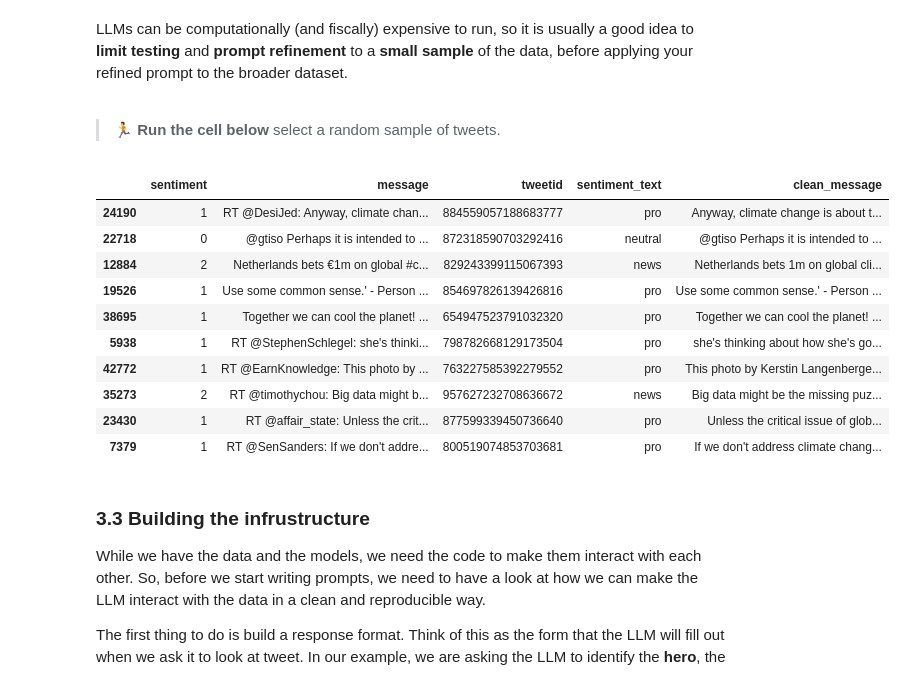
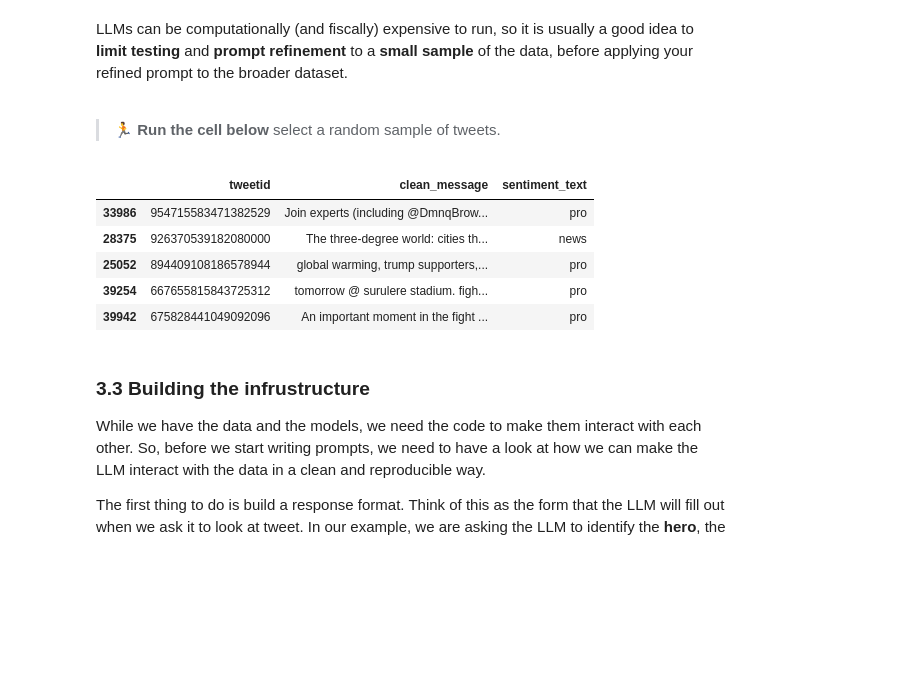
Before and after one commit to Fonzzy1/LLM-Workshop, a Jupyter notebook: workshop.ipynb, the cells around one changed output. Cells and saved outputs as stored; diff of their text form; code cells hidden in the pictures; blank space fills up the shorter version.

```diff
--- a/workshop.ipynb
+++ b/workshop.ipynb
@@ -472,6 +480,9 @@ df['clean_message'] = df['clean_message'].str.replace(r'^RT\s+@\w+:\s*', '', reg
 # remove hashes (but not the whole hashtag)
 df['clean_message'] = df['clean_message'].str.replace('#', '', regex=True)
 
+# remove &amp;
+df['clean_message'] = df['clean_message'].str.replace('&amp;', 'and', regex=True)
+
 # drop ascii characters
 df['clean_message'] = df['clean_message'].str.encode('ascii', 'ignore').str.decode('ascii')
 
@@ -492,20 +503,15 @@ LLMs can be computationally (and fiscally) expensive to run, so it is usually a
 # %%
 # for testing -  take a sample
 
-df_samp = df.sample(n=50, random_state=67)
-df_samp.head(10)
+df_samp = df.sample(n=5, random_state=60)
+df_samp[['tweetid', 'clean_message', 'sentiment_text']].head(10)
 # %% [output]
-|  | sentiment | message | tweetid | sentiment_text | clean_message |
-| 24190 | 1 | RT @DesiJed: Anyway, climate chan... | 884559057188683777 | pro | Anyway, climate change is about t... |
-| 22718 | 0 | @gtiso Perhaps it is intended to ... | 872318590703292416 | neutral | @gtiso Perhaps it is intended to ... |
-| 12884 | 2 | Netherlands bets €1m on global #c... | 829243399115067393 | news | Netherlands bets 1m on global cli... |
-| 19526 | 1 | Use some common sense.' - Person ... | 854697826139426816 | pro | Use some common sense.' - Person ... |
-| 38695 | 1 | Together we can cool the planet! ... | 654947523791032320 | pro | Together we can cool the planet! ... |
-| 5938 | 1 | RT @StephenSchlegel: she's thinki... | 798782668129173504 | pro | she's thinking about how she's go... |
-| 42772 | 1 | RT @EarnKnowledge: This photo by ... | 763227585392279552 | pro | This photo by Kerstin Langenberge... |
-| 35273 | 2 | RT @timothychou: Big data might b... | 957627232708636672 | news | Big data might be the missing puz... |
-| 23430 | 1 | RT @affair_state: Unless the crit... | 877599339450736640 | pro | Unless the critical issue of glob... |
-| 7379 | 1 | RT @SenSanders: If we don't addre... | 800519074853703681 | pro | If we don't address climate chang... |
+|  | tweetid | clean_message | sentiment_text |
+| 33986 | 954715583471382529 | Join experts (including @DmnqBrow... | pro |
+| 28375 | 926370539182080000 | The three-degree world: cities th... | news |
+| 25052 | 894409108186578944 | global warming, trump supporters,... | pro |
+| 39254 | 667655815843725312 | tomorrow @ surulere stadium. figh... | pro |
+| 39942 | 675828441049092096 | An important moment in the fight ... | pro |
 # %% [markdown]
 ### **3.3 Building the infrustructure**
 
```
Also changed, not shown: parts of 22 cells of this notebook.
